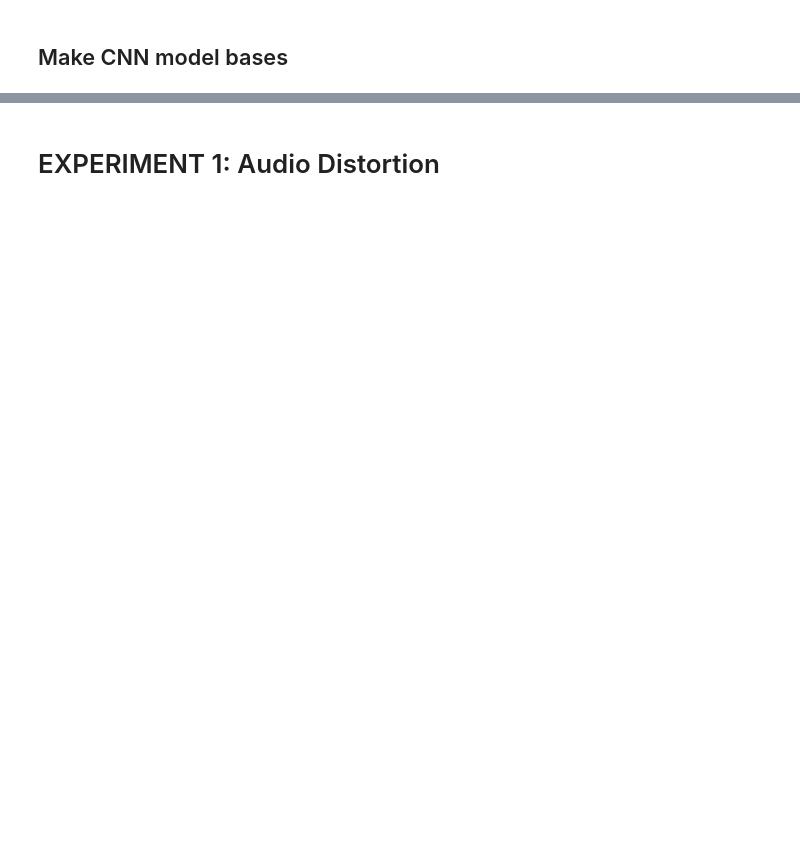
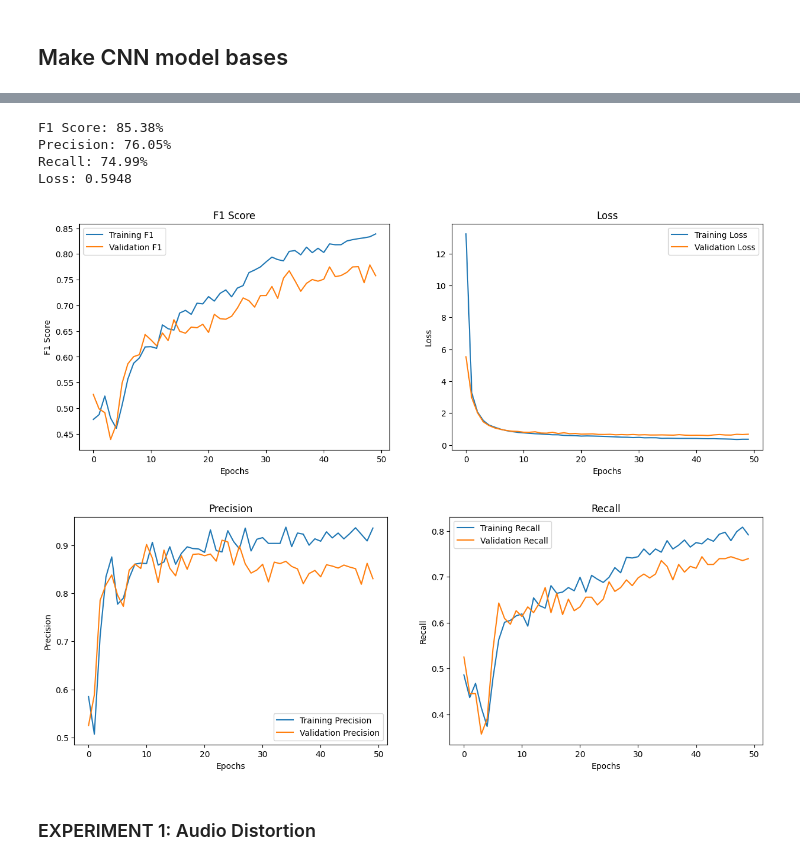
Before and after one commit to Kbeaty26/DS340-Project, a Jupyter notebook: projectCode.ipynb, the cells around one changed output, grey strips where cells are left out. Saved outputs shown, nothing was run; the diff lists cells and outputs as text; code cells hidden in the pictures; blank space fills up the shorter version.

```diff
--- a/projectCode.ipynb
+++ b/projectCode.ipynb
@@ -406,0 +657,10 @@ Loss: 0.3023
+# %%
+# model 3 + base training set
+model_base_3 = create_cnn_model3(input_shape=(base_features_train.shape[1], base_features_train.shape[2]), n_classes=9)
+history_base_3 = model_base_3.fit(
+    base_features_train,
+    train_labels,
+    validation_data=(base_features_val, val_labels),
+    epochs=50,
+    batch_size=200
+)
@@ -407,2 +685,61 @@ Loss: 0.3023
+# %%
+# plots for model 3 + base training set
+score = model_base_3.evaluate(base_features_test, test_labels, batch_size=60, verbose=0)
+print(f"F1 Score: {score[1]:.2%}")
+print(f"Precision: {score[2]:.2%}")
+print(f"Recall: {score[3]:.2%}")
+print("Loss: {:.4f}".format(score[0]))
+
+# Plot F1 score and loss
+plt.figure(figsize=(15, 5))
+
+# F1 Score Plot
+plt.subplot(1, 2, 1)
+plt.title('F1 Score')
+plt.plot(history_base_3.history['f1_score'], label='Training F1')
+plt.plot(history_base_3.history['val_f1_score'], label='Validation F1')
+plt.xlabel('Epochs')
+plt.ylabel('F1 Score')
+plt.legend()
+
+# Loss Plot
+plt.subplot(1, 2, 2)
+plt.title('Loss')
+plt.plot(history_base_3.history['loss'], label='Training Loss')
+plt.plot(history_base_3.history['val_loss'], label='Validation Loss')
+plt.xlabel('Epochs')
+plt.ylabel('Loss')
+plt.legend()
+
+plt.show()
+
+plt.figure(figsize=(15, 5))
+
+# Precision Score Plot
+plt.subplot(1, 2, 1)
+plt.title('Precision')
+plt.plot(history_base_3.history['precision_19'], label='Training Precision')
+plt.plot(history_base_3.history['val_precision_19'], label='Validation Precision')
+plt.xlabel('Epochs')
+plt.ylabel('Precision')
+plt.legend()
+
+# Recall Score Plot
+plt.subplot(1, 2, 2)
+plt.title('Recall')
+plt.plot(history_base_3.history['recall_19'], label='Training Recall')
+plt.plot(history_base_3.history['val_recall_19'], label='Validation Recall')
+plt.xlabel('Epochs')
+plt.ylabel('Recall')
+plt.legend()
+
+plt.show()
+# %% [output]
+F1 Score: 85.38%
+Precision: 76.05%
+Recall: 74.99%
+Loss: 0.5948
+[figure, added]
+[figure, added]
 # %% [markdown]
-# EXPERIMENT 1: Audio Distortion
+### EXPERIMENT 1: Audio Distortion
```
Also changed, not shown: parts of 52 cells of this notebook, 2 other files.
